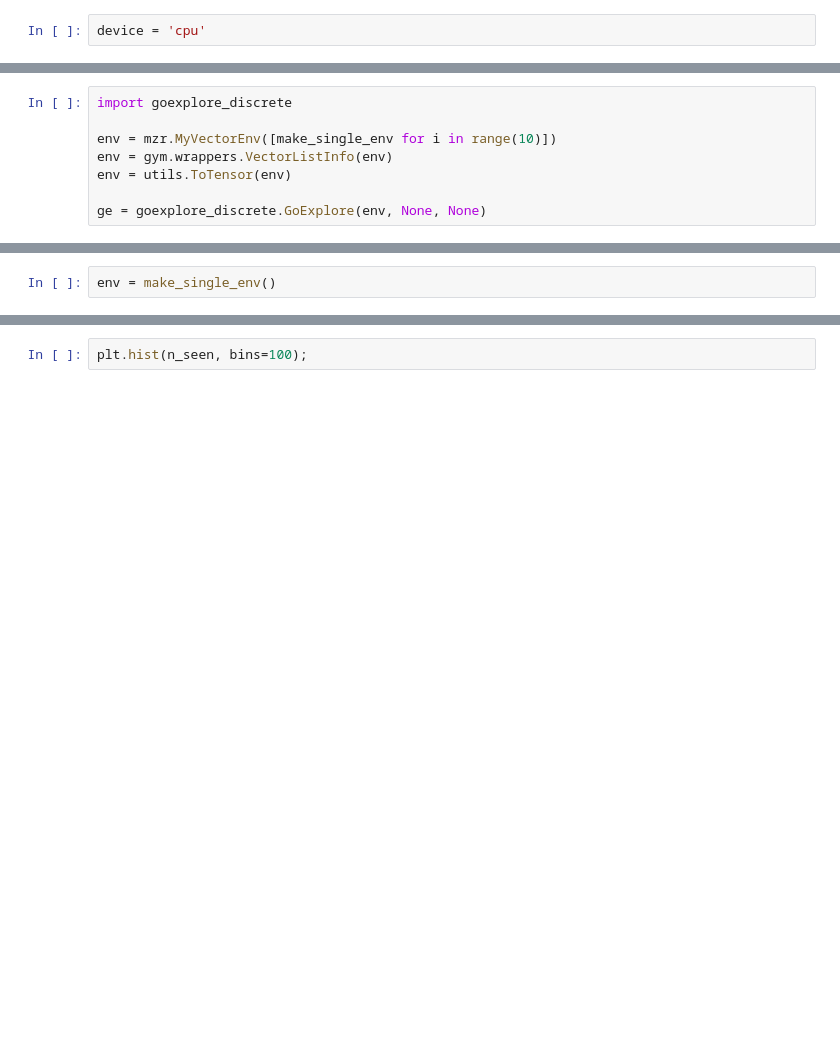
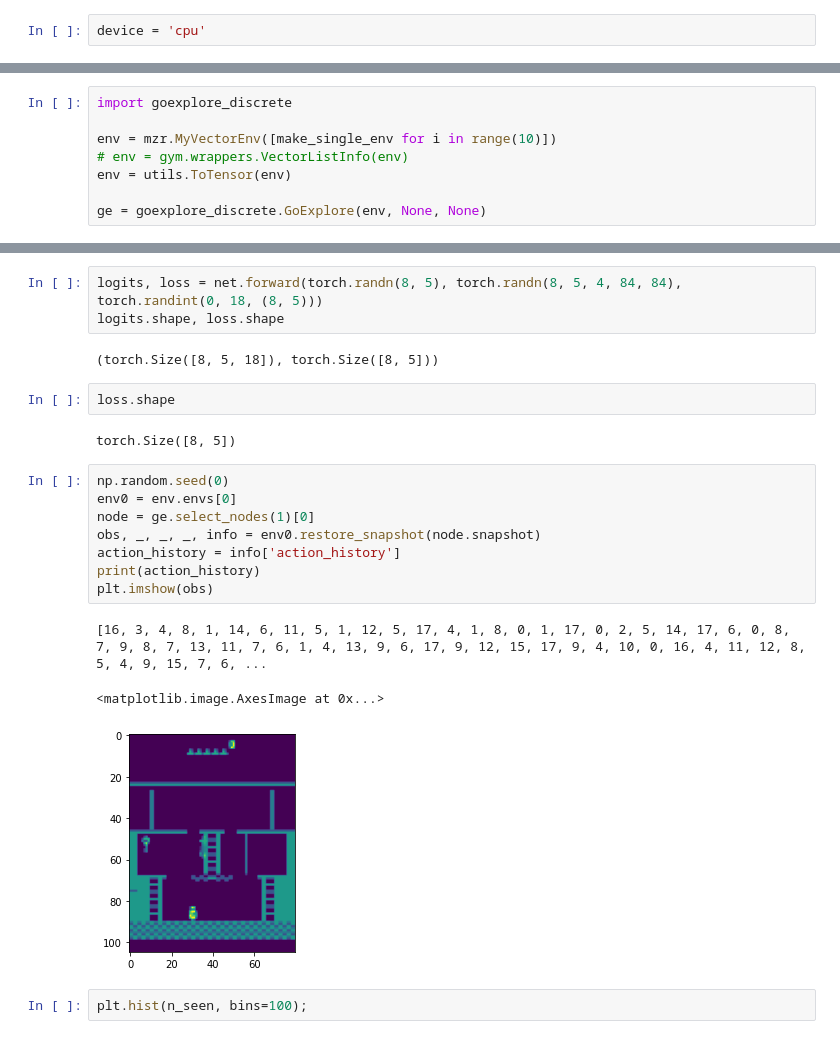
Before and after one commit to akarshkumar0101/exploration-generalization, a Jupyter notebook: mzr.ipynb, the cells around one changed output, grey strips where cells are left out. Saved outputs shown, nothing was run; the diff lists cells and outputs as text; blank space fills up the shorter version.

```diff
--- a/mzr.ipynb
+++ b/mzr.ipynb
@@ -88,7 +77,7 @@ tensor(True)
 import goexplore_discrete
 
 env = mzr.MyVectorEnv([make_single_env for i in range(10)])
-env = gym.wrappers.VectorListInfo(env)
+# env = gym.wrappers.VectorListInfo(env)
 env = utils.ToTensor(env)
 
 ge = goexplore_discrete.GoExplore(env, None, None)
@@ -103,2 +104,0 @@ len(ge.cell2n_seen)
-# %%
-env = make_single_env()
@@ -123,3 +167,24 @@ error: OpenCV(4.5.5) :-1: error: (-5:Bad argument) in function 'resize'
+# %%
+logits, loss = net.forward(torch.randn(8, 5), torch.randn(8, 5, 4, 84, 84), torch.randint(0, 18, (8, 5)))
+logits.shape, loss.shape
+# %% [output]
+(torch.Size([8, 5, 18]), torch.Size([8, 5]))
+# %%
+loss.shape
+# %% [output]
+torch.Size([8, 5])
+# %%
+np.random.seed(0)
+env0 = env.envs[0]
+node = ge.select_nodes(1)[0]
+obs, _, _, _, info = env0.restore_snapshot(node.snapshot)
+action_history = info['action_history']
+print(action_history)
+plt.imshow(obs)
+# %% [output]
+[16, 3, 4, 8, 1, 14, 6, 11, 5, 1, 12, 5, 17, 4, 1, 8, 0, 1, 17, 0, 2, 5, 14, 17, 6, 0, 8, 7, 9, 8, 7, 13, 11, 7, 6, 1, 4, 13, 9, 6, 17, 9, 12, 15, 17, 9, 4, 10, 0, 16, 4, 11, 12, 8, 5, 4, 9, 15, 7, 6, ...
+<matplotlib.image.AxesImage at 0x...>
+[figure, added]
 # %%
 plt.hist(n_seen, bins=100);
 # %% [output]
```
Also changed, not shown: parts of 18 cells of this notebook, 7 other files.
